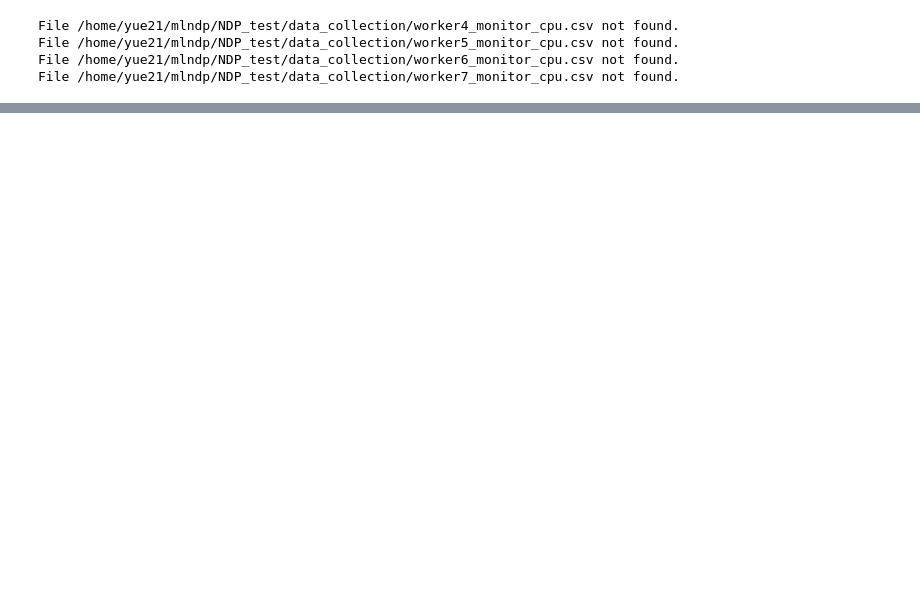
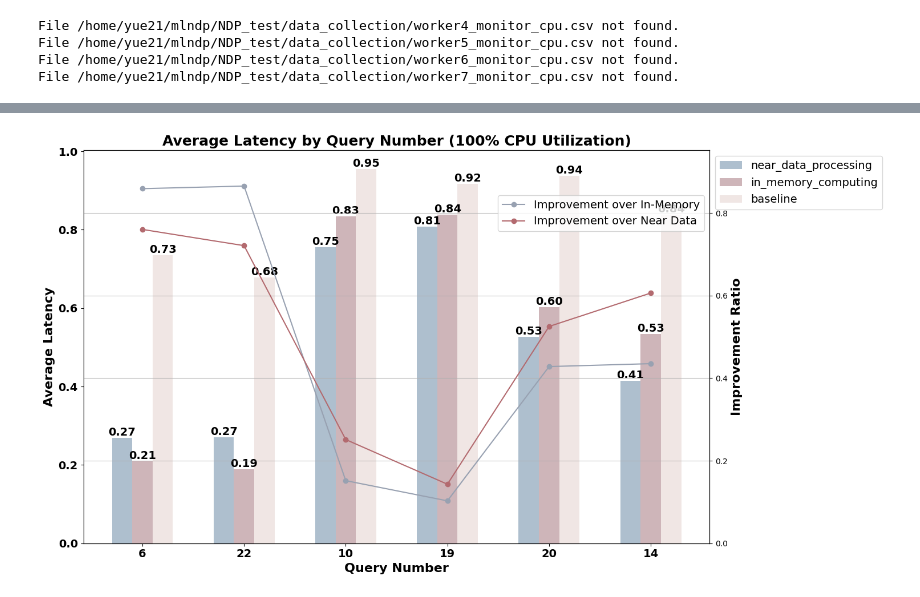
Before and after one commit to shou123/mlndp, a Jupyter notebook: NDP_test/data_collection/plot.ipynb, the cells around one changed output, grey strips where cells are left out. Saved outputs shown, nothing was run; the diff lists cells and outputs as text; code cells hidden in the pictures; blank space fills up the shorter version.

```diff
--- a/NDP_test/data_collection/plot.ipynb
+++ b/NDP_test/data_collection/plot.ipynb
@@ -207,0 +364,86 @@ File /home/yue21/mlndp/NDP_test/data_collection/worker7_monitor_cpu.csv not foun
+# %%
+import matplotlib.pyplot as plt
+import numpy as np
+
+# Read data from file
+file_path = "/home/yue21/mlndp/NDP_test/data_collection/tpch_latency.txt"
+with open(file_path, 'r') as file:
+    data = file.readlines()
+
+# Parse the data
+categories = {}
+for line in data:
+    parts = line.strip().split(', ')
+    category = parts[0].split(': ')[1]
+    query_no = int(parts[1].split(': ')[1])
+    average_latency = float(parts[2].split(': ')[1])
+    if query_no not in categories:
+        categories[query_no] = {}
+    categories[query_no][category] = average_latency
+
+# Prepare data for plotting
+query_nos = list(categories.keys())
+category_names = list(categories[query_nos[0]].keys())
+average_latencies = np.array([[categories[q][c] for c in category_names] for q in query_nos])
+
+# Calculate improvements
+improvements_in_memory = []
+improvements_near_data = []
+for latencies in average_latencies:
+    near_data, in_memory, baseline = latencies
+    improvements_in_memory.append((baseline - in_memory) / baseline)
+    improvements_near_data.append((baseline - near_data) / baseline)
+
+# Scale the improvement ratios
+scaling_factor = 1.2  # Adjust as needed
+scaled_improvements_in_memory = np.array(improvements_in_memory) * scaling_factor
+scaled_improvements_near_data = np.array(improvements_near_data) * scaling_factor
+
+# Plot
+plt.figure(figsize=(15, 8))
+bar_width = 0.2
+index = np.arange(len(query_nos))
+
+colors = [
+    (174/255, 191/255, 206/255),  #near data
+    (206/255, 181/255, 185/255),   # in memory
+    (240/255, 230/255, 228/255)     #base
+]
+
+for i, category_name in enumerate(category_names):
+    bars = plt.bar(index + i * bar_width, average_latencies[:, i], bar_width, label=category_name, color=colors[i])
+    for bar in bars:
+        plt.text(bar.get_x() + bar.get_width() / 2, bar.get_height(), '%.2f' % bar.get_height(), ha='center', va='bottom', fontsize=14, fontweight='bold')
+
+plt.xlabel('Query Number', fontsize=16, fontweight='bold')
+plt.ylabel('Average Latency', fontsize=16, fontweight='bold')
+plt.title('Average Latency by Query Number (100% CPU Utilization)', fontsize=18, fontweight='bold')
+plt.xticks(index + bar_width, query_nos, fontsize=14, fontweight='bold')
+plt.yticks(fontsize=14, fontweight='bold')
+plt.legend(loc='upper left', bbox_to_anchor=(1,1), fontsize=14)
+
+# Secondary Y-axis for improvement
+ax2 = plt.gca().twinx()
+line_x_positions = index + bar_width  # Center the line in the middle of the bar group
+# ax2.plot(line_x_positions, scaled_improvements_in_memory, 'go-',color=(152/255, 161/255, 177/255), label='Improvement over In-Memory')
+# ax2.plot(line_x_positions, scaled_improvements_near_data, 'ro-', color=(179/255, 106/255, 111/255),label='Improvement over Near Data')
+
+ax2.plot(line_x_positions, scaled_improvements_in_memory, 'go-',color=(152/255, 161/255, 177/255))
+ax2.plot(line_x_positions, scaled_improvements_near_data, 'ro-', color=(179/255, 106/255, 111/255))
+ax2.set_ylabel('Improvement Ratio', fontsize=16, fontweight='bold')
+# ax2.legend(loc='upper right', bbox_to_anchor=(1, 0.9), fontsize=14)
+
+# plt.grid(True, which='both', axis='y', linestyle='-', linewidth=0.75)
+# plt.tight_layout()
+# plt.show()
+
+new_ylim_top = max(scaled_improvements_in_memory.max(), scaled_improvements_near_data.max()) * 1.1  # Increase by 10%
+ax2.set_ylim(0, new_ylim_top)
+
+ax2.legend(loc='upper right', bbox_to_anchor=(1, 0.9), fontsize=14)
+
+plt.grid(True, which='both', axis='y', linestyle='-', linewidth=0.75)
+plt.tight_layout()
+plt.show()
+# %% [output]
+[figure, added]
```
Also changed, not shown: parts of 11 cells of this notebook, 10 other files.
